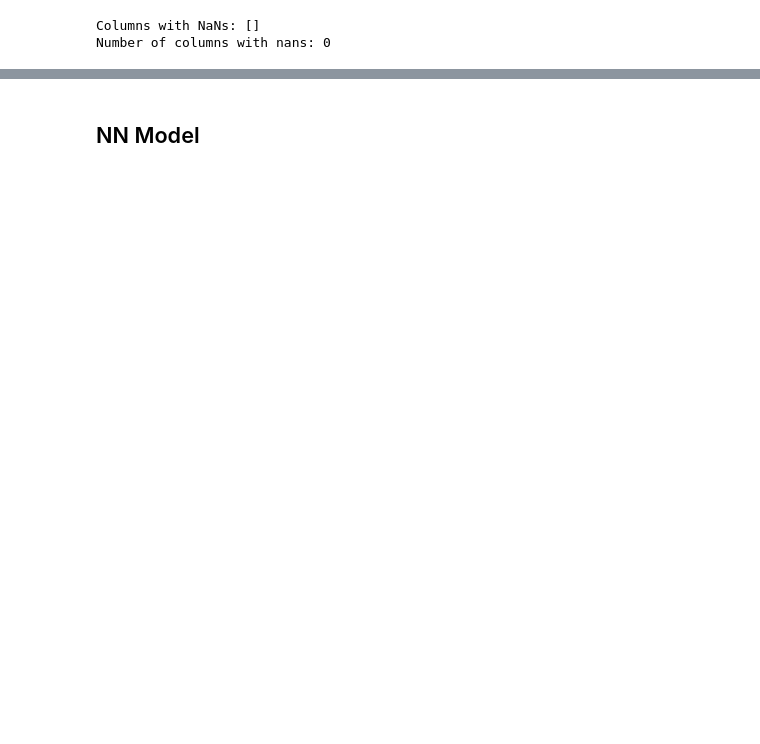
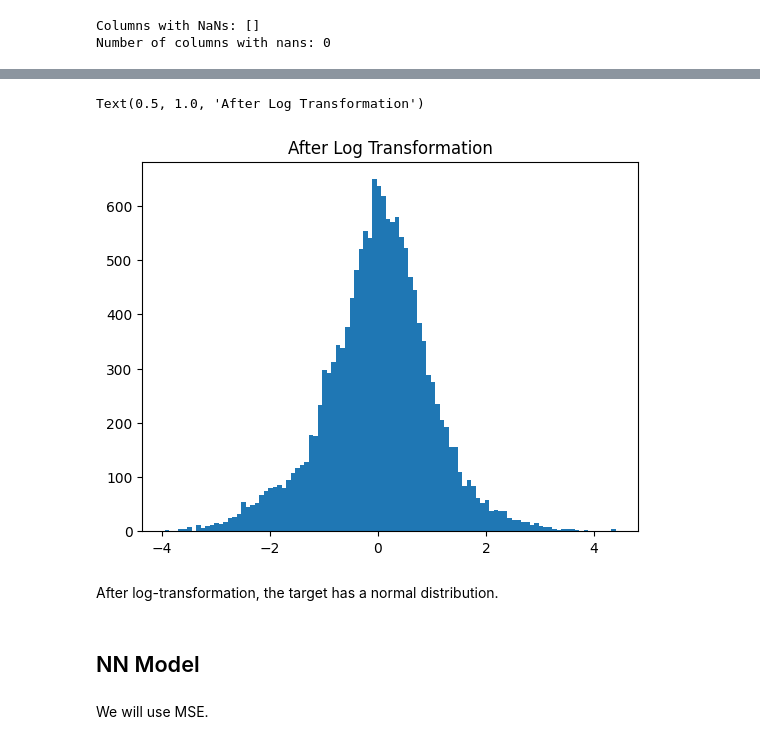
Before and after one commit to aquilina-barhouche/GenAI-Pinnacle-Program, a Jupyter notebook: Module 1 - Intro to DL using PyTorch/01_assignments/assignment_01_water_quality.ipynb, the cells around one changed output, grey strips where cells are left out. Saved outputs shown, nothing was run; the diff lists cells and outputs as text; code cells hidden in the pictures; blank space fills up the shorter version.

Commit message:
changed the notebook.. added to do list... retrain the model with new target... log and scaled.

```diff
--- a/Module 1 - Intro to DL using PyTorch/01_assignments/assignment_01_water_quality.ipynb
+++ b/Module 1 - Intro to DL using PyTorch/01_assignments/assignment_01_water_quality.ipynb
@@ -188,2 +245,14 @@ plt.show()
+# %%
+y_scaler = StandardScaler()
+
+y_wqi_train = y_scaler.fit_transform(y_wqi_train_log.values.reshape(-1,1))
+# %%
+plt.hist(y_wqi_train, bins=100)
+plt.title("After Log Transformation")
+# %% [output]
+Text(0.5, 1.0, 'After Log Transformation')
+[figure, added]
+# %% [markdown]
+After log-transformation, the target has a normal distribution.
 # %% [markdown]
 ## NN Model
@@ -208,0 +259,2 @@ def rmsle(y_pred, y_true):
+# %% [markdown]
+We will use MSE.
```
Also changed, not shown: parts of 48 cells of this notebook, 1 other file.
